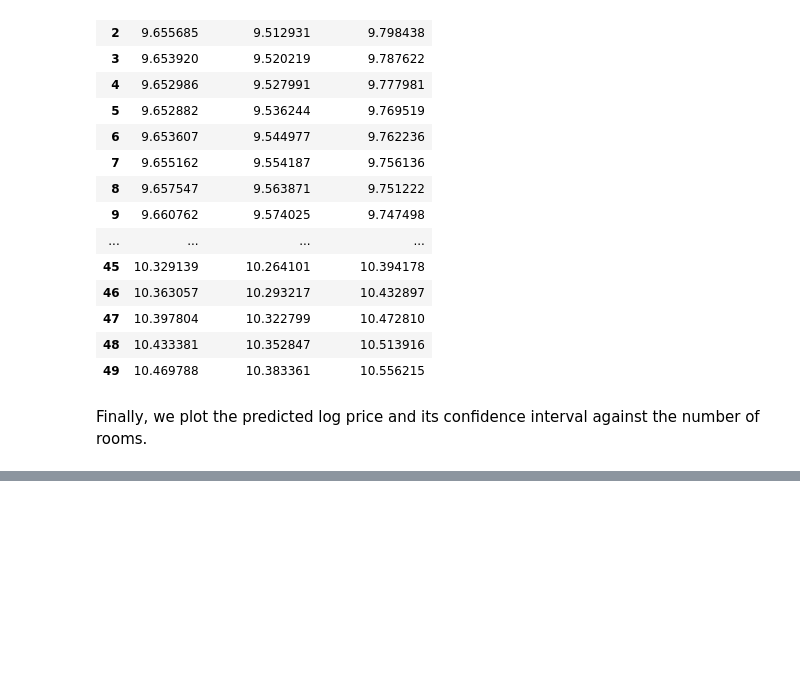
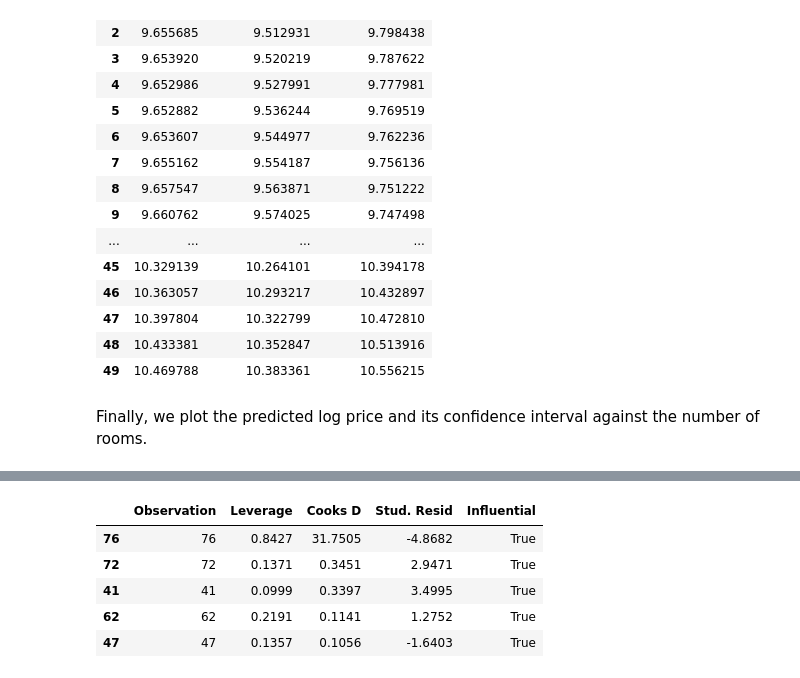
Before and after one commit to jhu-aap-econ/merino, a Jupyter notebook: notebooks/Ch6. MRA - Further Issues.ipynb, the cells around one changed output, grey strips where cells are left out. Saved outputs shown, nothing was run; the diff lists cells and outputs as text; code cells hidden in the pictures; blank space fills up the shorter version.

```diff
--- a/notebooks/Ch6. MRA - Further Issues.ipynb
+++ b/notebooks/Ch6. MRA - Further Issues.ipynb
@@ -769,0 +1184,39 @@ The plot visually represents the inverted U-shaped relationship between the numb
+# %%
+# Calculate influence measures
+from statsmodels.stats.outliers_influence import OLSInfluence
+
+influence = OLSInfluence(house_model)
+leverage = influence.hat_matrix_diag
+cooks_d = influence.cooks_distance[0]
+studentized_resid = influence.resid_studentized_internal
+
+# Identify influential observations
+influential = pd.DataFrame({
+    'Observation': range(len(leverage)),
+    'Leverage': leverage,
+    'Cooks D': cooks_d,
+    'Stud. Resid': studentized_resid,
+    'Influential': (cooks_d > 4/len(leverage)) | (np.abs(studentized_resid) > 3)
+})
+
+# Show top 5 most influential
+top_influential = influential.nlargest(5, 'Cooks D')
+display(top_influential.round(4))
+
+# Plot Cook's Distance
+plt.figure(figsize=(10, 4))
+plt.stem(range(len(cooks_d)), cooks_d, markerfmt=',', basefmt=' ')
+plt.axhline(y=4/len(leverage), color='r', linestyle='--', label='Threshold (4/n)')
+plt.xlabel('Observation Index')
+plt.ylabel("Cook's Distance")
+plt.title("Influence Plot: Cook's Distance")
+plt.legend()
+plt.grid(True, alpha=0.3)
+plt.show()
+# %% [output]
+|  | Observation | Leverage | Cooks D | Stud. Resid | Influential |
+| 76 | 76 | 0.8427 | 31.7505 | -4.8682 | True |
+| 72 | 72 | 0.1371 | 0.3451 | 2.9471 | True |
+| 41 | 41 | 0.0999 | 0.3397 | 3.4995 | True |
+| 62 | 62 | 0.2191 | 0.1141 | 1.2752 | True |
+| 47 | 47 | 0.1357 | 0.1056 | -1.6403 | True |
```
Also changed, not shown: parts of 17 cells of this notebook, 53 other files.
